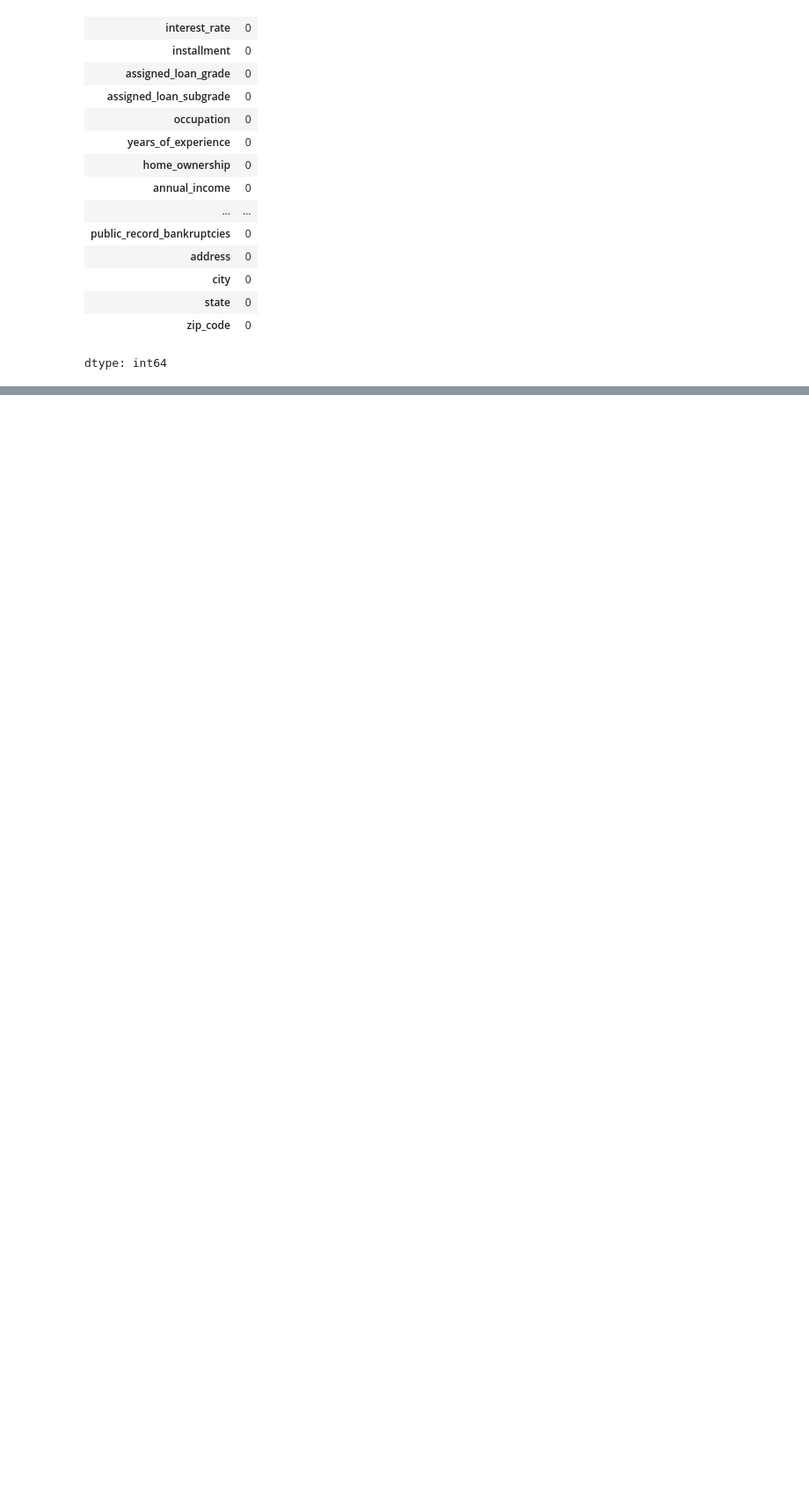
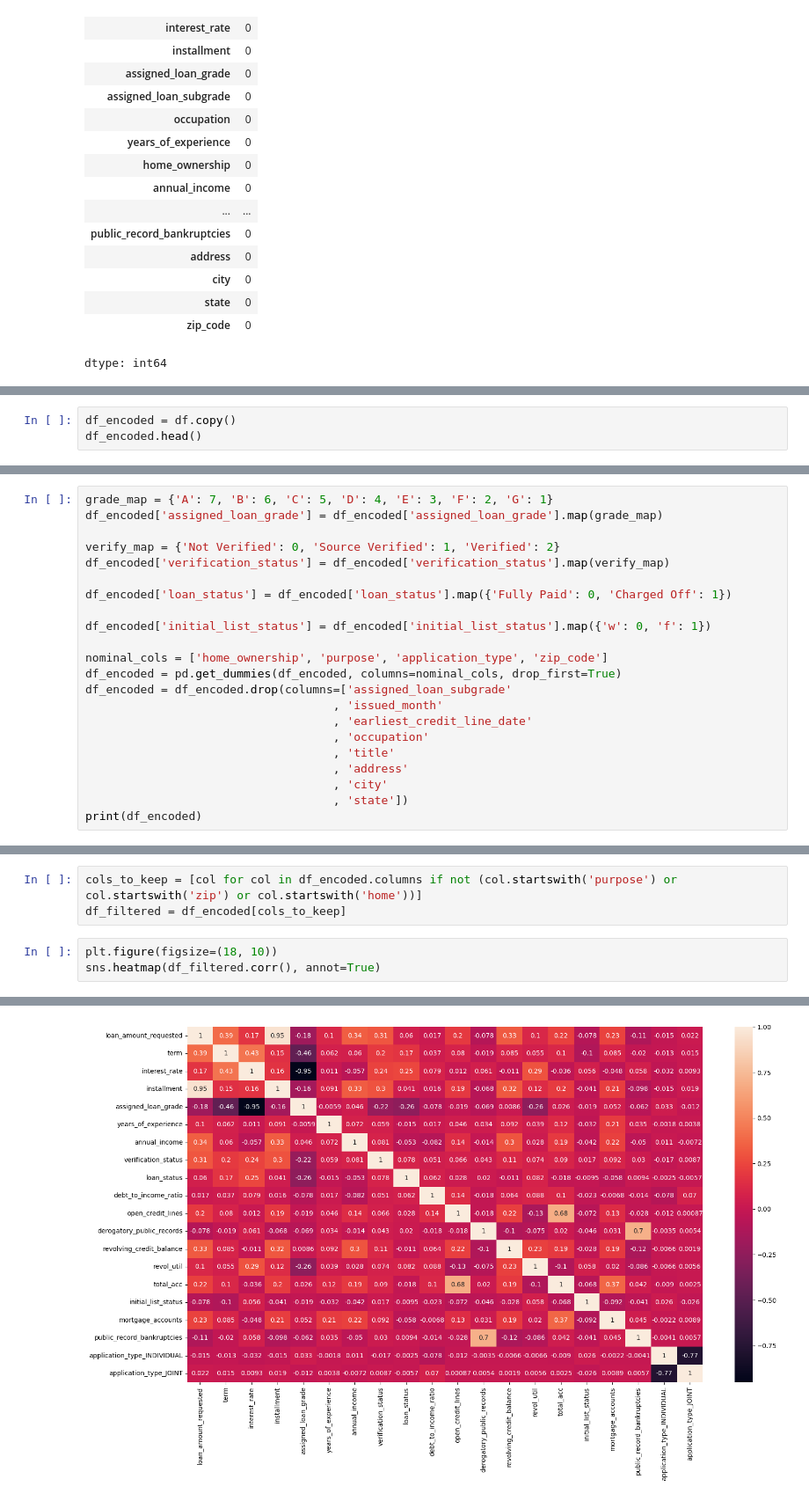
Before and after one commit to akshaykumar2972/Banking-Data-Analysis, a Jupyter notebook: Banking_Data_Analysis.ipynb, the cells around one changed output, grey strips where cells are left out. Shown at 88% size. Cells and saved outputs as stored; diff of their text form; blank space fills up the shorter version.

```diff
--- a/Banking_Data_Analysis.ipynb
+++ b/Banking_Data_Analysis.ipynb
@@ -534,0 +628,3 @@ dtype: int64
+# %%
+df_encoded = df.copy()
+df_encoded.head()
@@ -534,0 +652,22 @@ dtype: int64
+# %%
+grade_map = {'A': 7, 'B': 6, 'C': 5, 'D': 4, 'E': 3, 'F': 2, 'G': 1}
+df_encoded['assigned_loan_grade'] = df_encoded['assigned_loan_grade'].map(grade_map)
+
+verify_map = {'Not Verified': 0, 'Source Verified': 1, 'Verified': 2}
+df_encoded['verification_status'] = df_encoded['verification_status'].map(verify_map)
+
+df_encoded['loan_status'] = df_encoded['loan_status'].map({'Fully Paid': 0, 'Charged Off': 1})
+
+df_encoded['initial_list_status'] = df_encoded['initial_list_status'].map({'w': 0, 'f': 1})
+
+nominal_cols = ['home_ownership', 'purpose', 'application_type', 'zip_code']
+df_encoded = pd.get_dummies(df_encoded, columns=nominal_cols, drop_first=True)
+df_encoded = df_encoded.drop(columns=['assigned_loan_subgrade'
+                                    , 'issued_month'
+                                    , 'earliest_credit_line_date'
+                                    , 'occupation'
+                                    , 'title'
+                                    , 'address'
+                                    , 'city'
+                                    , 'state'])
+print(df_encoded)
@@ -534,0 +739,7 @@ dtype: int64
+# %%
+cols_to_keep = [col for col in df_encoded.columns if not (col.startswith('purpose') or col.startswith('zip') or col.startswith('home'))]
+df_filtered = df_encoded[cols_to_keep]
+# %%
+plt.figure(figsize=(18, 10))
+sns.heatmap(df_filtered.corr(), annot=True)
+# %% [output]
@@ -534,0 +747 @@ dtype: int64
+[figure, added]
```
Also changed, not shown: parts of 34 cells of this notebook.
